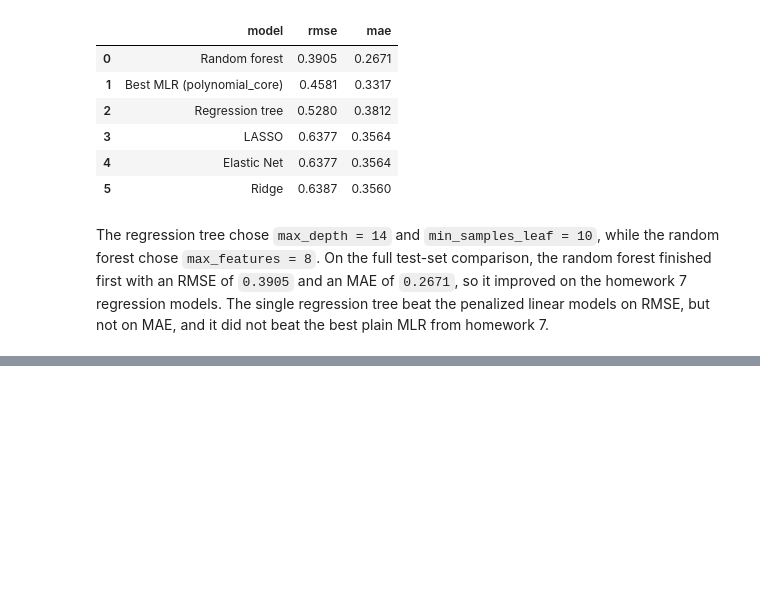
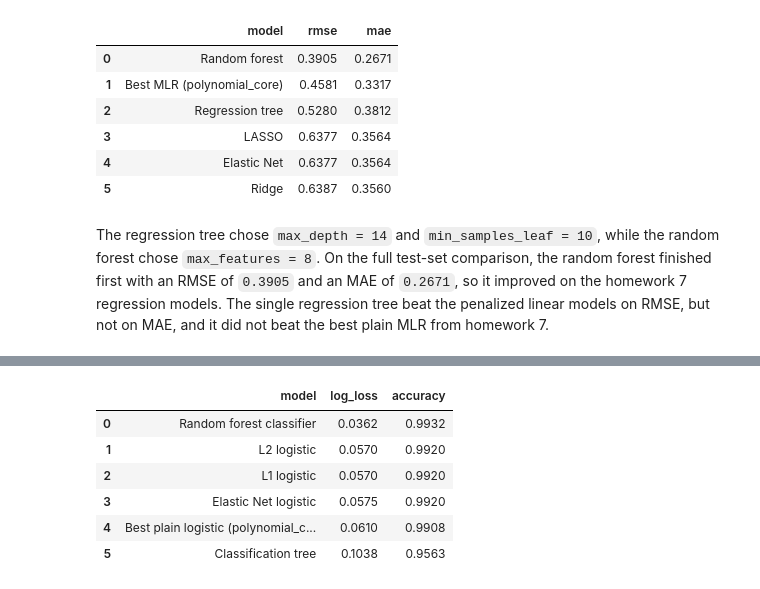
Before and after one commit to Alex-Devoid/ST554-HW, a Jupyter notebook: HW7/HW7_Alex_Devoid.ipynb, the cells around one changed output, grey strips where cells are left out. Saved outputs shown, nothing was run; the diff lists cells and outputs as text; code cells hidden in the pictures; blank space fills up the shorter version.

Commit message:
Tree-Based Classification Models

```diff
--- a/HW7/HW7_Alex_Devoid.ipynb
+++ b/HW7/HW7_Alex_Devoid.ipynb
@@ -648,0 +655,89 @@ The regression tree chose `max_depth = 14` and `min_samples_leaf = 10`, while th
+# %%
+# reuse the same classification predictor set so the test comparison stays direct.
+X_train_tree_cls = train_df[classification_features]
+X_test_tree_cls = test_df[classification_features]
+y_train_tree_cls = train_df['type_binary']
+y_test_tree_cls = test_df['type_binary']
+
+# tune the classification tree
+cls_tree_grid = {
+    'max_depth': range(2, 15),
+    'min_samples_leaf': [3, 5, 10, 50, 100],
+}
+cls_tree_tune = GridSearchCV(
+    DecisionTreeClassifier(random_state=RANDOM_STATE),
+    cls_tree_grid,
+    cv=5,
+    scoring='neg_log_loss',
+    n_jobs=-1,
+)
+cls_tree_tune.fit(X_train_tree_cls, y_train_tree_cls)
+best_cls_tree = cls_tree_tune.best_estimator_
+
+# tune max_features for the random forest classifier.
+cls_forest_grid = {
+    'max_features': [2, 4, 6, 8, len(classification_features)],
+}
+cls_forest_tune = GridSearchCV(
+    RandomForestClassifier(n_estimators=500, random_state=RANDOM_STATE, n_jobs=-1),
+    cls_forest_grid,
+    cv=5,
+    scoring='neg_log_loss',
+    n_jobs=-1,
+)
+cls_forest_tune.fit(X_train_tree_cls, y_train_tree_cls)
+best_cls_forest = cls_forest_tune.best_estimator_
+
+# collect the best tuning values in one table.
+classification_tree_tuning_summary = pd.DataFrame(
+    [
+        {
+            'model': 'Classification tree',
+            'best_cv_log_loss': -cls_tree_tune.best_score_,
+            'max_depth': cls_tree_tune.best_params_['max_depth'],
+            'min_samples_leaf': cls_tree_tune.best_params_['min_samples_leaf'],
+            'max_features': np.nan,
+        },
+        {
+            'model': 'Random forest classifier',
+            'best_cv_log_loss': -cls_forest_tune.best_score_,
+            'max_depth': np.nan,
+            'min_samples_leaf': np.nan,
+            'max_features': cls_forest_tune.best_params_['max_features'],
+        },
+    ]
+)
+
+# compare the two new classifiers to the homework 7 classification models on the test set.
+classification_tree_probabilities = {
+    'Classification tree': best_cls_tree.predict_proba(X_test_tree_cls)[:, 1],
+    'Random forest classifier': best_cls_forest.predict_proba(X_test_tree_cls)[:, 1],
+}
+
+# store the test-set metrics for the two HW8 tree-based classification models.
+classification_tree_rows = []
+for model_name, probs in classification_tree_probabilities.items():
+    preds = (probs >= 0.5).astype(int)
+    classification_tree_rows.append(
+        {
+            'model': model_name,
+            'log_loss': log_loss(y_test_tree_cls, probs),
+            'accuracy': accuracy_score(y_test_tree_cls, preds),
+        }
+    )
+
+# turn the tree-model metrics into a results table.
+classification_tree_test_summary = pd.DataFrame(classification_tree_rows)
+# stack the HW7 and HW8 classification results.
+classification_all_test_summary = (
+    pd.concat([classification_test_summary.copy(), classification_tree_test_summary], ignore_index=True)
+    # sort by log-loss and accuracy
+    .sort_values(['log_loss', 'accuracy'], ascending=[True, False])
+    .reset_index(drop=True)
+)
+
+print('Tree-based classification tuning summary')
+display(classification_tree_tuning_summary)
+print('Full classification comparison including homework 7 models')
+display(classification_all_test_summary)
+# %% [output]
@@ -648,0 +749,7 @@ The regression tree chose `max_depth = 14` and `min_samples_leaf = 10`, while th
+|  | model | log_loss | accuracy |
+| 0 | Random forest classifier | 0.0362 | 0.9932 |
+| 1 | L2 logistic | 0.0570 | 0.9920 |
+| 2 | L1 logistic | 0.0570 | 0.9920 |
+| 3 | Elastic Net logistic | 0.0575 | 0.9920 |
+| 4 | Best plain logistic (polynomial_c... | 0.0610 | 0.9908 |
+| 5 | Classification tree | 0.1038 | 0.9563 |
```
Also changed, not shown: parts of 4 cells of this notebook.
